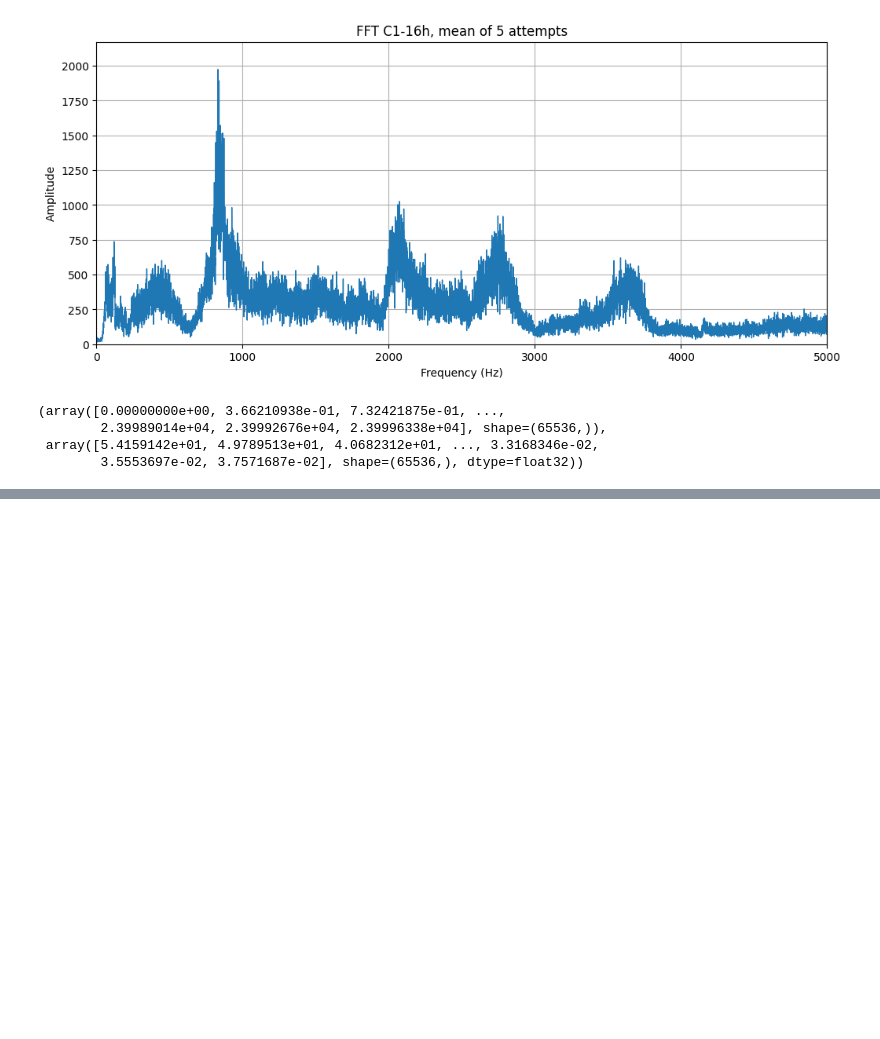
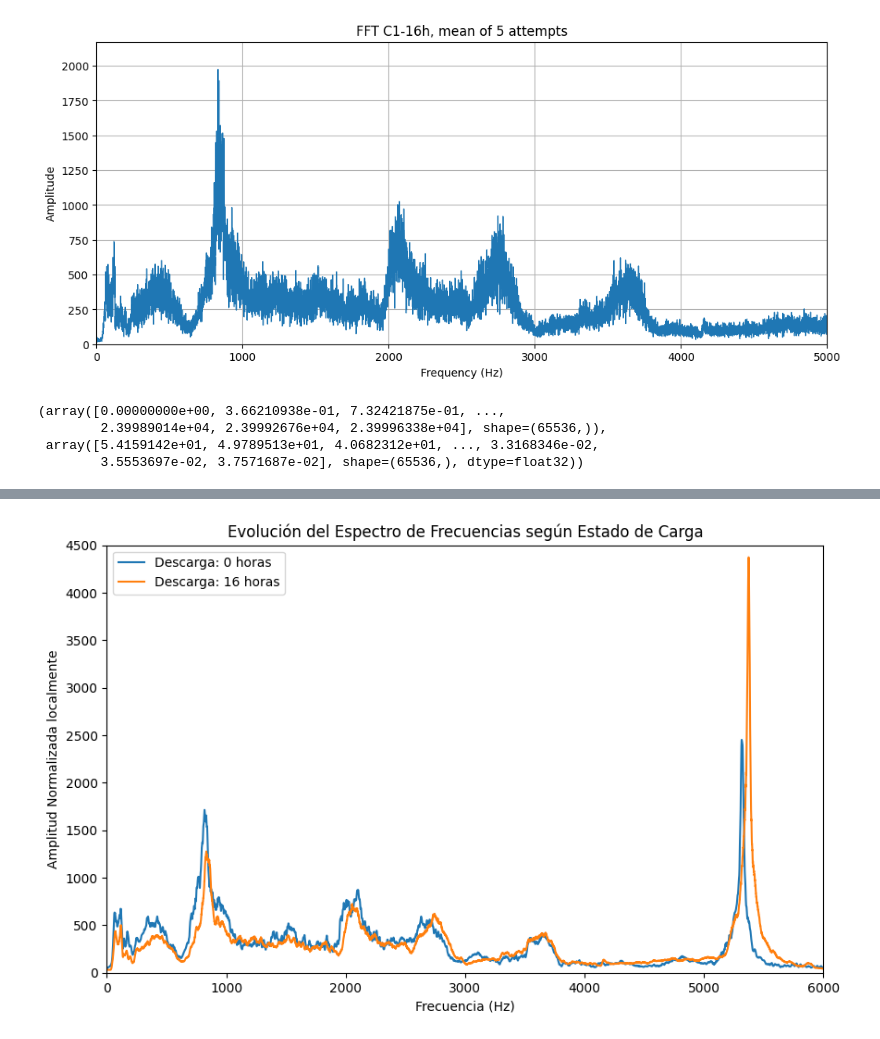
Before and after one commit to johhanz099/battery_project, a Jupyter notebook: notebooks/Datoskinetic2.ipynb, the cells around one changed output, grey strips where cells are left out. Cells and saved outputs as stored; diff of their text form; code cells hidden in the pictures; blank space fills up the shorter version.

```diff
--- a/notebooks/Datoskinetic2.ipynb
+++ b/notebooks/Datoskinetic2.ipynb
@@ -557,0 +565,5 @@ plot_hour_comparison([0, 8, 16], {0: [1,2,3,4], 8: [1,2,3], 16: [1,2,3,4,5]})
+# %%
+plot_hour_comparison([0,16],
+{0: [1,2,3,4], 2:[1,2,3,4,5], 16: [1,2,3,4,5],}, filter_savgol=True, max_freq=6000)
+# %% [output]
+[figure, added]
```
Also changed, not shown: parts of 4 cells of this notebook.
